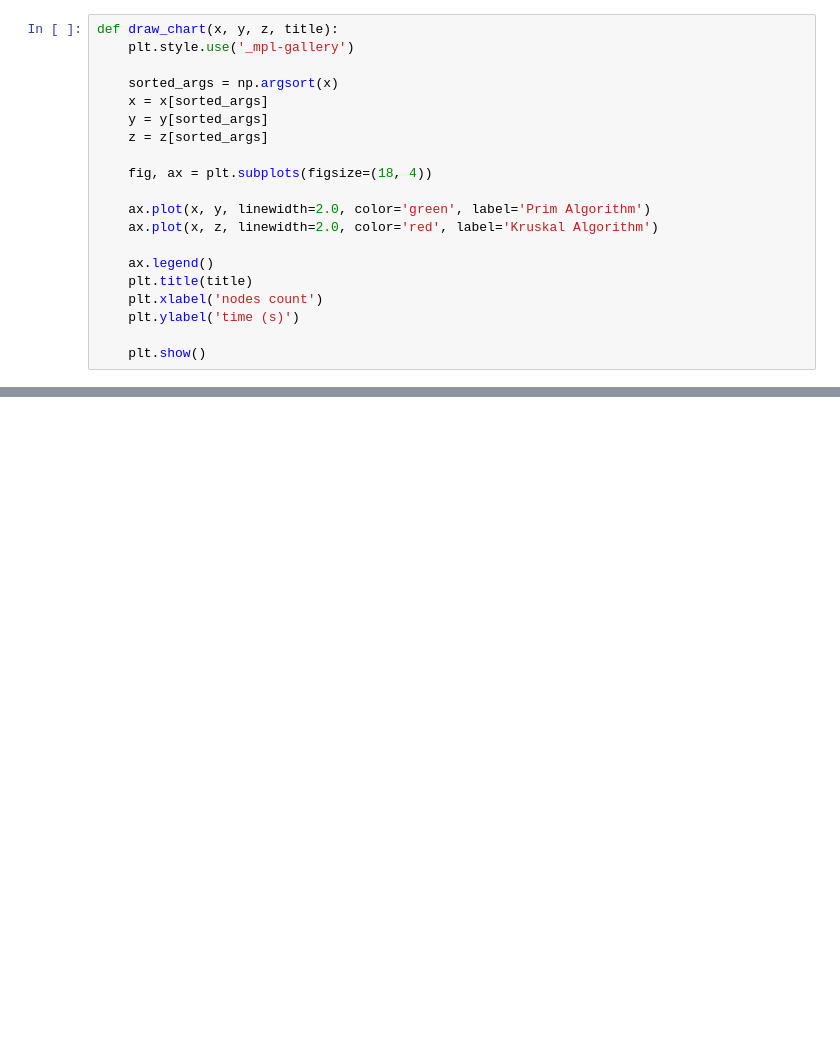
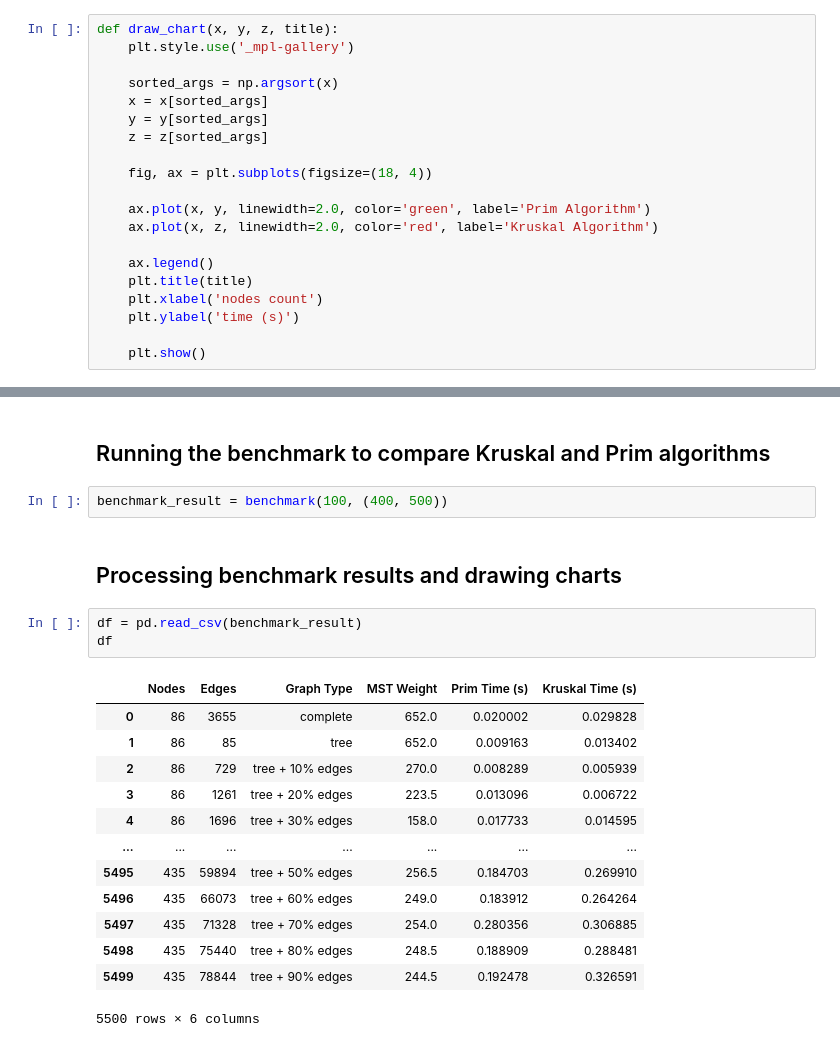
Before and after one commit to alinaserinet/algo-motion, a Jupyter notebook: prim_kruskal.ipynb, the cells around one changed output, grey strips where cells are left out. Saved outputs shown, nothing was run; the diff lists cells and outputs as text; blank space fills up the shorter version.

```diff
--- a/prim_kruskal.ipynb
+++ b/prim_kruskal.ipynb
@@ -258,0 +227,23 @@ draw_chart(nodes_count, prim_times["complete"], kruskal_times["complete"], "Comp
+# %% [markdown]
+## Running the benchmark to compare Kruskal and Prim algorithms
+# %%
+benchmark_result = benchmark(100, (400, 500))
+# %% [markdown]
+## Processing benchmark results and drawing charts
+# %%
+df = pd.read_csv(benchmark_result)
+df
+# %% [output]
+|  | Nodes | Edges | Graph Type | MST Weight | Prim Time (s) | Kruskal Time (s) |
+| 0 | 86 | 3655 | complete | 652.0 | 0.020002 | 0.029828 |
+| 1 | 86 | 85 | tree | 652.0 | 0.009163 | 0.013402 |
+| 2 | 86 | 729 | tree + 10% edges | 270.0 | 0.008289 | 0.005939 |
+| 3 | 86 | 1261 | tree + 20% edges | 223.5 | 0.013096 | 0.006722 |
+| 4 | 86 | 1696 | tree + 30% edges | 158.0 | 0.017733 | 0.014595 |
+| ... | ... | ... | ... | ... | ... | ... |
+| 5495 | 435 | 59894 | tree + 50% edges | 256.5 | 0.184703 | 0.269910 |
+| 5496 | 435 | 66073 | tree + 60% edges | 249.0 | 0.183912 | 0.264264 |
+| 5497 | 435 | 71328 | tree + 70% edges | 254.0 | 0.280356 | 0.306885 |
+| 5498 | 435 | 75440 | tree + 80% edges | 248.5 | 0.188909 | 0.288481 |
+| 5499 | 435 | 78844 | tree + 90% edges | 244.5 | 0.192478 | 0.326591 |
+5500 rows × 6 columns
```
Also changed, not shown: parts of 7 cells of this notebook, 2 other files.
